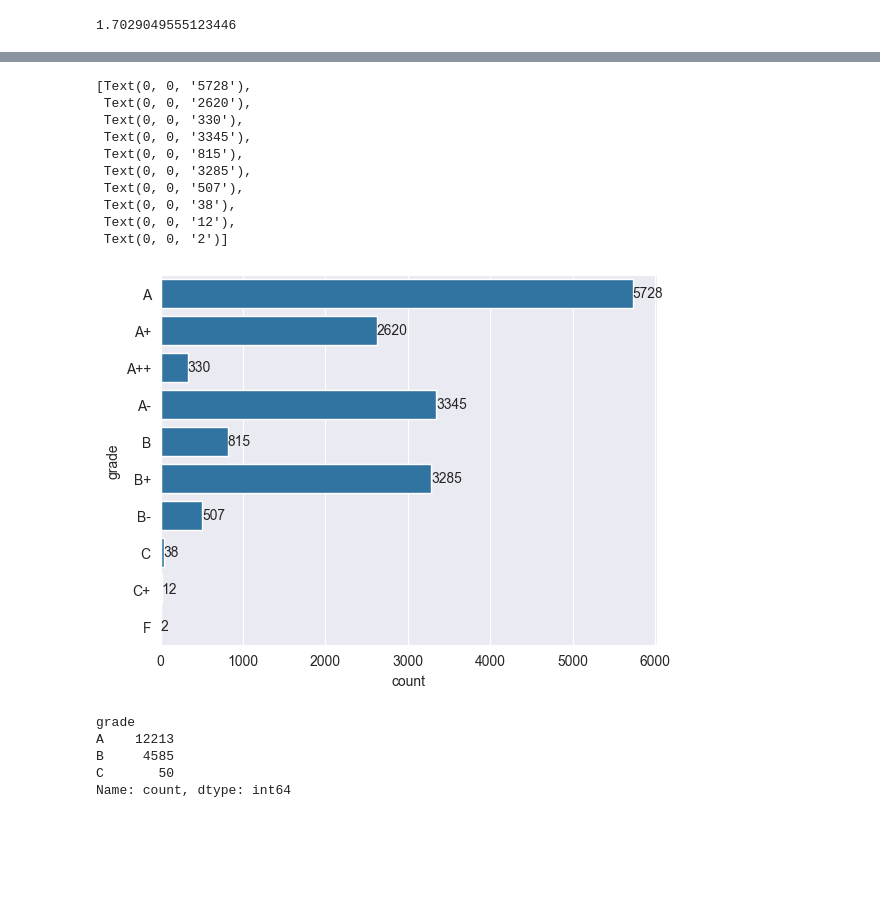
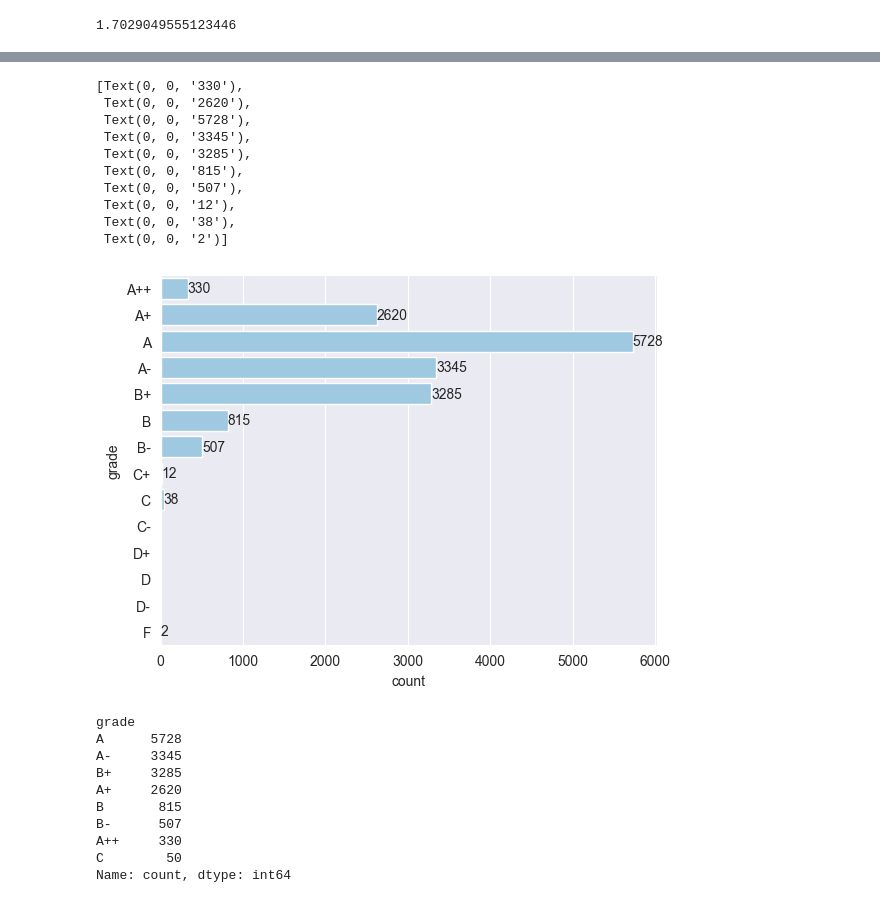
Before and after one commit to m-messer/Grading-Documentation-with-Machine-Learning, a Jupyter notebook: menagerie_unique_processor.ipynb, the cells around one changed output, grey strips where cells are left out. Saved outputs shown, nothing was run; the diff lists cells and outputs as text; code cells hidden in the pictures; blank space fills up the shorter version.

Commit message:
Added plots of grade distribution

```diff
--- a/menagerie_unique_processor.ipynb
+++ b/menagerie_unique_processor.ipynb
@@ -13,6 +13,19 @@ all_data['grade'] = pd.Categorical(all_data['grade'],
                                     'D+', 'D', 'D-',
                                     'F'])
 # all_data['grade'] = all_data['grade'].apply(lambda x: x[0])
+
+grey = (187/255, 187/255, 187/255)
+darkgreen = (51/255, 117/255, 56/255)
+teal = (93/255, 168/255, 153/255)
+blue = (148/255, 203/255, 236/255)
+yellow = (220/255, 205/255, 125/255)
+red = (168/255, 96/255, 93/255)
+pale_yellow = (164/255, 168/255, 93/255)
+
+color_palette = sns.color_palette([grey, darkgreen, teal, blue, yellow, red, pale_yellow])
+
+menagerie_grades = ['A++', 'A+', 'A', 'A-', 'B+', 'B', 'B-','C+', 'C', 'C-', 'D+', 'D', 'D-', 'F']
+menagerie_truncated_grades = ['A', 'B', 'C', 'D', 'F']
 # %%
 print(all_data.shape)
 all_data.head()
@@ -107,6 +120,7 @@ def find_consensus(row):
     return pd.Series(output, index=['docstring', 'function', 'grades', 'grade_count', 'grade'])
 # %%
 unique_consensus_df = all_data.groupby('hash').apply(find_consensus)
+unique_consensus_df['grade'] = pd.Categorical(unique_consensus_df['grade'], menagerie_grades, ordered=True)
 unique_consensus_df[unique_consensus_df['grade_count'] > 3].head(100)
 # unique_consensus_df
 # %% [output]
@@ -141,18 +169,18 @@ unique_consensus_df['grade'].value_counts()
 # %%
-ax = sns.countplot(unique_consensus_df['grade'].sort_values())
+ax = sns.countplot(unique_consensus_df['grade'].sort_values(), color=blue)
 ax.bar_label(ax.containers[0])
 # %% [output]
-[Text(0, 0, '5728'),
+[Text(0, 0, '330'),
  Text(0, 0, '2620'),
- Text(0, 0, '330'),
+ Text(0, 0, '5728'),
  Text(0, 0, '3345'),
+ Text(0, 0, '3285'),
  Text(0, 0, '815'),
- Text(0, 0, '3285'),
  Text(0, 0, '507'),
+ Text(0, 0, '12'),
  Text(0, 0, '38'),
- Text(0, 0, '12'),
  Text(0, 0, '2')]
-[figure, old version]
+[figure, new version]
 # %%
 # Filter out F and merge C - too few samples
 
@@ -161,9 +189,14 @@ unique_consensus_df['grade'] = unique_consensus_df['grade'].apply(lambda g: g[0]
 unique_consensus_df['grade'].value_counts()
 # %% [output]
 grade
-A    12213
-B     4585
-C       50
+A      5728
+A-     3345
+B+     3285
+A+     2620
+B       815
+B-      507
+A++     330
+C        50
 Name: count, dtype: int64
 # %%
 unique_consensus_df.head()
```
Also changed, not shown: parts of 6 cells of this notebook, 1 other file.
